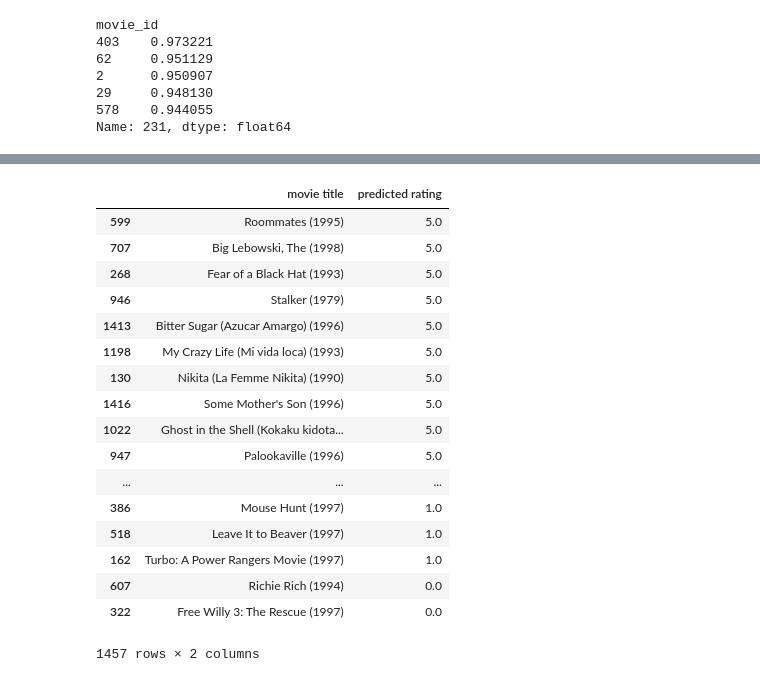
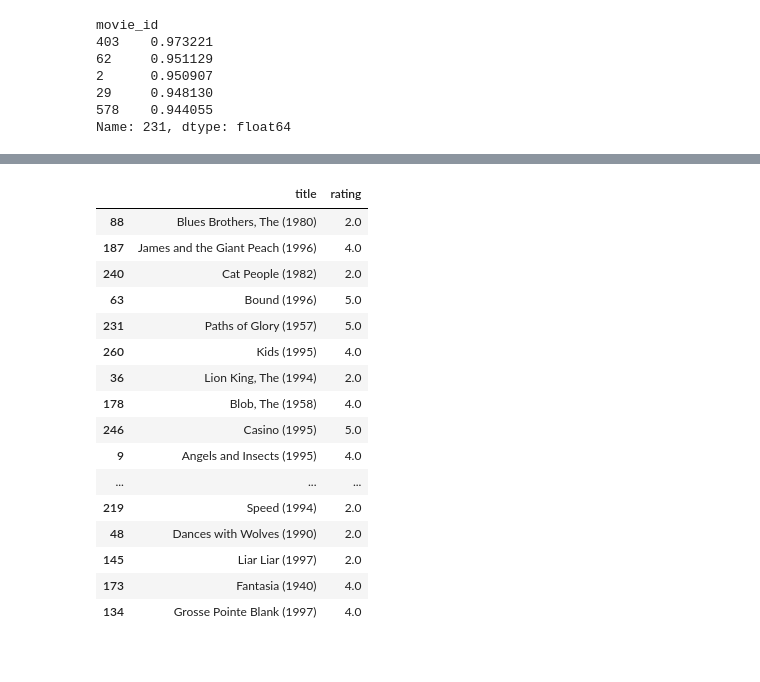
Before and after one commit to JC-Cheng/ML-QF_Practice, a Jupyter notebook: recommendation_system.ipynb, the cells around one changed output, grey strips where cells are left out. Cells and saved outputs as stored; diff of their text form; code cells hidden in the pictures.

```diff
--- a/recommendation_system.ipynb
+++ b/recommendation_system.ipynb
@@ -200,27 +206,33 @@ pd.DataFrame(c_path[:, -1], columns=['Accuracy']).iloc[n_skip:,:].plot()
 # %%
 def get_MC_prediction(user_id):
 
+    rated = X.loc[pd.notnull(X[user_id]), user_id]
+    df_rated = pd.DataFrame([(name_map[idx], v) for idx, v in rated.iteritems()], columns=['title', 'rating'])
+    df_rated.sort_values('rating', ascending=False, inplace=True)
+
     pred = X_filled.round().loc[pd.isnull(X[user_id]), user_id]
-    pred = pd.DataFrame([(name_map[idx], v) for idx, v in pred.iteritems()], columns=['movie title', 'predicted rating'])
-    return pred.sort_values('predicted rating', ascending=False)
+    df_pred = pd.DataFrame([(name_map[idx], v) for idx, v in pred.iteritems()], columns=['title', 'predicted rating'])
+    df_pred.sort_values('predicted rating', ascending=False, inplace=True)
+    return df_pred, df_rated
-# %%
-get_MC_prediction(500)
-# %% [output]
-|  | movie title | predicted rating |
-| 599 | Roommates (1995) | 5.0 |
-| 707 | Big Lebowski, The (1998) | 5.0 |
-| 268 | Fear of a Black Hat (1993) | 5.0 |
-| 946 | Stalker (1979) | 5.0 |
-| 1413 | Bitter Sugar (Azucar Amargo) (1996) | 5.0 |
-| 1198 | My Crazy Life (Mi vida loca) (1993) | 5.0 |
-| 130 | Nikita (La Femme Nikita) (1990) | 5.0 |
-| 1416 | Some Mother's Son (1996) | 5.0 |
-| 1022 | Ghost in the Shell (Kokaku kidota... | 5.0 |
-| 947 | Palookaville (1996) | 5.0 |
-| ... | ... | ... |
-| 386 | Mouse Hunt (1997) | 1.0 |
-| 518 | Leave It to Beaver (1997) | 1.0 |
-| 162 | Turbo: A Power Rangers Movie (1997) | 1.0 |
-| 607 | Richie Rich (1994) | 0.0 |
-| 322 | Free Willy 3: The Rescue (1997) | 0.0 |
-1457 rows × 2 columns
+# %%
+pred, rated = get_MC_prediction(387)
+# %%
+rated.sample(20)
+# %% [output]
+|  | title | rating |
+| 88 | Blues Brothers, The (1980) | 2.0 |
+| 187 | James and the Giant Peach (1996) | 4.0 |
+| 240 | Cat People (1982) | 2.0 |
+| 63 | Bound (1996) | 5.0 |
+| 231 | Paths of Glory (1957) | 5.0 |
+| 260 | Kids (1995) | 4.0 |
+| 36 | Lion King, The (1994) | 2.0 |
+| 178 | Blob, The (1958) | 4.0 |
+| 246 | Casino (1995) | 5.0 |
+| 9 | Angels and Insects (1995) | 4.0 |
+| ... | ... | ... |
+| 219 | Speed (1994) | 2.0 |
+| 48 | Dances with Wolves (1990) | 2.0 |
+| 145 | Liar Liar (1997) | 2.0 |
+| 173 | Fantasia (1940) | 4.0 |
+| 134 | Grosse Pointe Blank (1997) | 4.0 |
```
Also changed, not shown: parts of 7 cells of this notebook.
